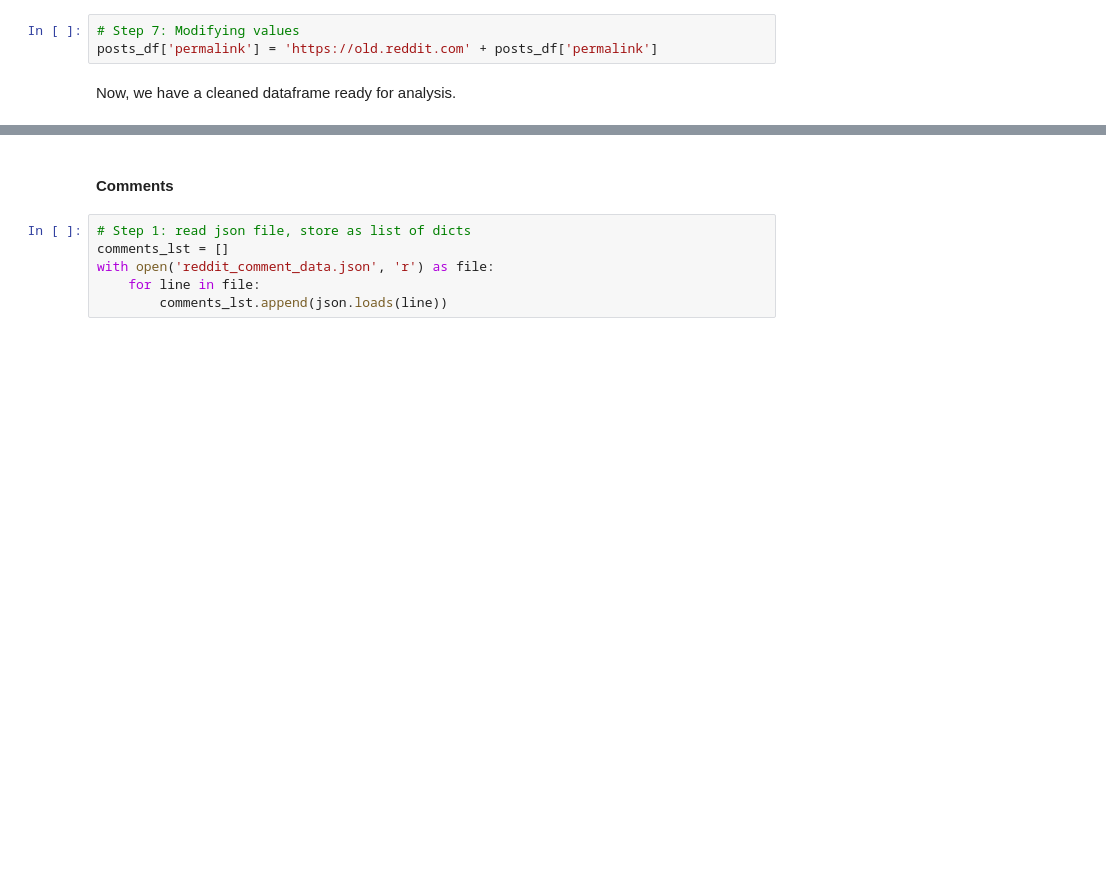
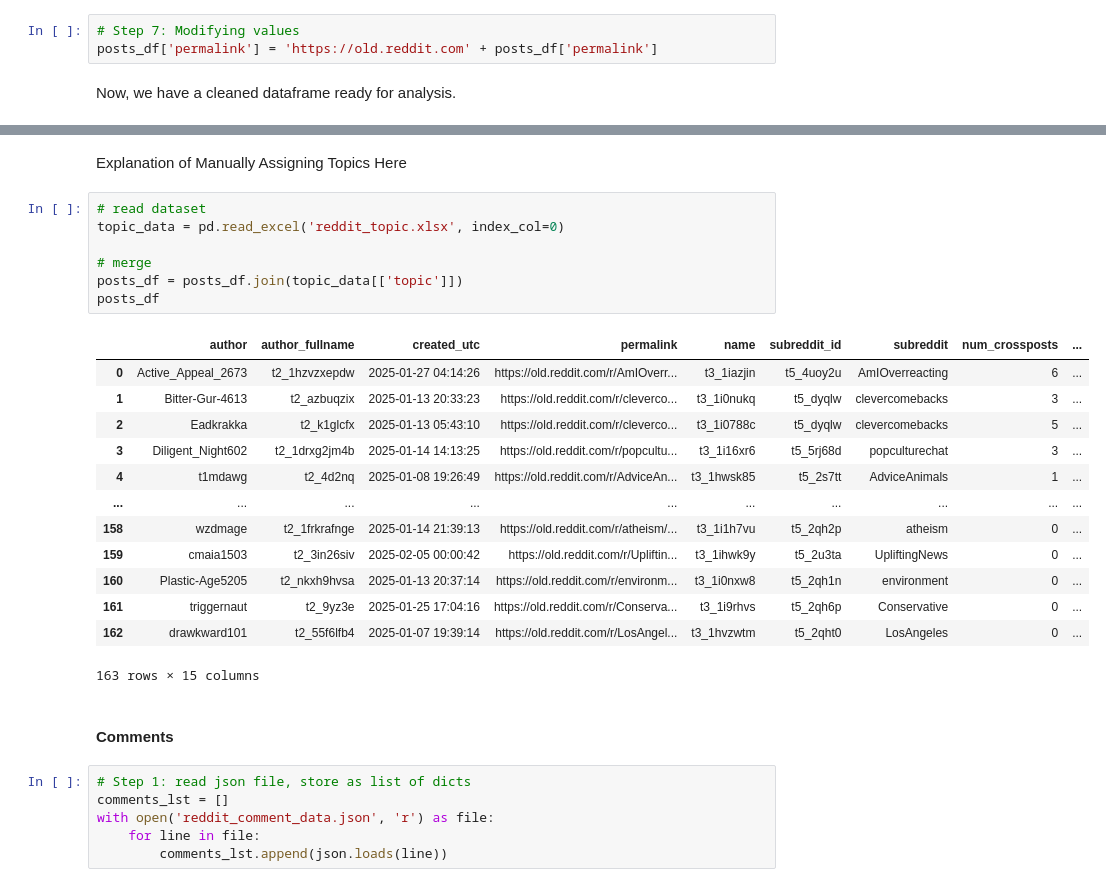
Before and after one commit to yilinx-10/final-project-last-minute, a Jupyter notebook: reddit/reddit_cleaning_wrangling.ipynb, the cells around one changed output, grey strips where cells are left out. Cells and saved outputs as stored; diff of their text form; blank space fills up the shorter version.

Commit message:
Update Annotated reddit_cleaning_wrangling.ipynb

```diff
--- a/reddit/reddit_cleaning_wrangling.ipynb
+++ b/reddit/reddit_cleaning_wrangling.ipynb
@@ -199,6 +201,29 @@ posts_df[:10]
 | 7 | fredgoeswest | t2_1epclhfffo | 2025-01-10 17:37:13 | https://old.reddit.com/r/Chihuahu... | t3_1hy9y05 | t5_2r2ct | Chihuahua | 1 | ... |
 | 8 | Lumpy_Ad8864 | t2_1h42onjnug | 2025-01-17 09:38:33 | https://old.reddit.com/r/RealTwit... | t3_1i3cse3 | t5_7cxc0i | RealTwitterAccounts | 3 | ... |
 | 9 | 20_mile | t2_12krc8w6dq | 2025-01-11 13:46:49 | https://old.reddit.com/r/news/com... | t3_1hyw7g6 | t5_2qh3l | news | 5 | ... |
+# %% [markdown]
+Explanation of Manually Assigning Topics Here
+# %%
+# read dataset
+topic_data = pd.read_excel('reddit_topic.xlsx', index_col=0)
+
+# merge
+posts_df = posts_df.join(topic_data[['topic']])
+posts_df
+# %% [output]
+|  | author | author_fullname | created_utc | permalink | name | subreddit_id | subreddit | num_crossposts | ... |
+| 0 | Active_Appeal_2673 | t2_1hzvzxepdw | 2025-01-27 04:14:26 | https://old.reddit.com/r/AmIOverr... | t3_1iazjin | t5_4uoy2u | AmIOverreacting | 6 | ... |
+| 1 | Bitter-Gur-4613 | t2_azbuqzix | 2025-01-13 20:33:23 | https://old.reddit.com/r/cleverco... | t3_1i0nukq | t5_dyqlw | clevercomebacks | 3 | ... |
+| 2 | Eadkrakka | t2_k1glcfx | 2025-01-13 05:43:10 | https://old.reddit.com/r/cleverco... | t3_1i0788c | t5_dyqlw | clevercomebacks | 5 | ... |
+| 3 | Diligent_Night602 | t2_1drxg2jm4b | 2025-01-14 14:13:25 | https://old.reddit.com/r/popcultu... | t3_1i16xr6 | t5_5rj68d | popculturechat | 3 | ... |
+| 4 | t1mdawg | t2_4d2nq | 2025-01-08 19:26:49 | https://old.reddit.com/r/AdviceAn... | t3_1hwsk85 | t5_2s7tt | AdviceAnimals | 1 | ... |
+| ... | ... | ... | ... | ... | ... | ... | ... | ... | ... |
+| 158 | wzdmage | t2_1frkrafnge | 2025-01-14 21:39:13 | https://old.reddit.com/r/atheism/... | t3_1i1h7vu | t5_2qh2p | atheism | 0 | ... |
+| 159 | cmaia1503 | t2_3in26siv | 2025-02-05 00:00:42 | https://old.reddit.com/r/Upliftin... | t3_1ihwk9y | t5_2u3ta | UpliftingNews | 0 | ... |
+| 160 | Plastic-Age5205 | t2_nkxh9hvsa | 2025-01-13 20:37:14 | https://old.reddit.com/r/environm... | t3_1i0nxw8 | t5_2qh1n | environment | 0 | ... |
+| 161 | triggernaut | t2_9yz3e | 2025-01-25 17:04:16 | https://old.reddit.com/r/Conserva... | t3_1i9rhvs | t5_2qh6p | Conservative | 0 | ... |
+| 162 | drawkward101 | t2_55f6lfb4 | 2025-01-07 19:39:14 | https://old.reddit.com/r/LosAngel... | t3_1hvzwtm | t5_2qht0 | LosAngeles | 0 | ... |
+163 rows × 15 columns
 # %% [markdown]
 #### Comments
 # %%
```
Also changed, not shown: parts of 6 cells of this notebook.
